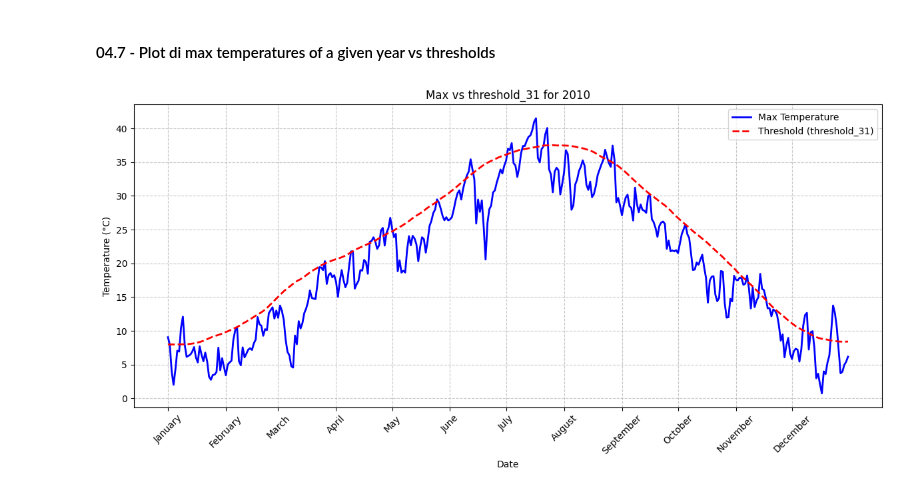
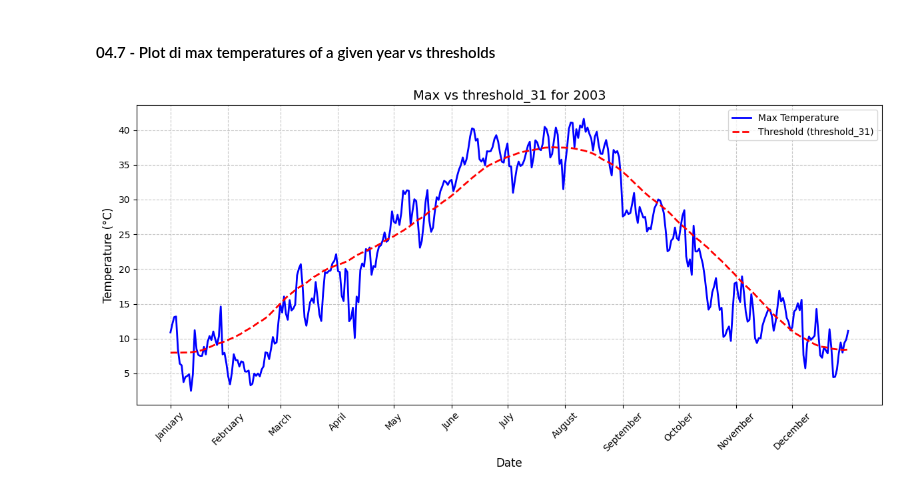
Before and after one commit to fillobissi/geoinformatics_project, a Jupyter notebook: 04_Heatwaves_identification.ipynb, the cells around one changed output. Cells and saved outputs as stored; diff of their text form; code cells hidden in the pictures.

```diff
--- a/04_Heatwaves_identification.ipynb
+++ b/04_Heatwaves_identification.ipynb
@@ -1093,36 +1095,50 @@ plt.show()
 # %%
 import pandas as pd
 import matplotlib.pyplot as plt
 
-# Parametri di plotting
-TARGET_YEAR = 2010            # Anno da plottare (lo stesso usato nella creazione di df_merged)
-THRESHOLD_CHOICE = "31"       # Scegli "15" per usare la soglia a 15 giorni o "31" per quella a 31 giorni
-STATISTIC_CHOICE = "Max"     # Scegli la statistica da plottare: "Mean", "Median", "P90", "P95" o "Max"
+# ---------------------------
+# PARAMETRI DI INPUT
+# ---------------------------
+TARGET_YEAR = 2003            # Anno da plottare
+THRESHOLD_CHOICE = "31"       # Scegli "15" o "31" per selezionare la soglia da usare
+STATISTIC_CHOICE = "Max"      # Scegli la statistica da plottare: "Mean", "Median", "P90", "P95" o "Max"
+CSV_FILE = "heatwave_events_1981_2023_window31.csv"  # CSV di input (con dati già in Celsius)
 
-# Carica il DataFrame generato precedentemente con tutti i valori
-df = df_merged
-df["Date"] = pd.to_datetime(df["Date"])  # Assicura che la colonna Date sia datetime
+# ---------------------------
+# CARICAMENTO E FILTRAGGIO DEI DATI
+# ---------------------------
+# Leggi il CSV e assicura che la colonna "Date" venga interpretata come datetime
+df = pd.read_csv(CSV_FILE, parse_dates=["Date"])
 
-# Definisci il nome della colonna della soglia in base a THRESHOLD_CHOICE
+# Filtra i dati per l'anno TARGET_YEAR
+df_year = df[df["Date"].dt.year == TARGET_YEAR].copy()
+df_year.sort_values("Date", inplace=True)
+df_year.reset_index(drop=True, inplace=True)
+
+# Definisci il nome della colonna della soglia in base al THRESHOLD_CHOICE
 threshold_col = f"threshold_{THRESHOLD_CHOICE}"
 
-# Crea il plot
+# ---------------------------
+# PLOT: STATISTICA VS SOGLIA
+# ---------------------------
 plt.figure(figsize=(12, 6))
-plt.plot(df["Date"], df[STATISTIC_CHOICE], label=f"{STATISTIC_CHOICE} Temperature", color="blue", linewidth=2)
-plt.plot(df["Date"], df[threshold_col], label=f"Threshold ({threshold_col})", color="red", linestyle="--", linewidth=2)
+plt.plot(df_year["Date"], df_year[STATISTIC_CHOICE], label=f"{STATISTIC_CHOICE} Temperature",
+         color="blue", linewidth=2)
+plt.plot(df_year["Date"], df_year[threshold_col], label=f"Threshold ({threshold_col})",
+         color="red", linestyle="--", linewidth=2)
 
-plt.xlabel("Date")
-plt.ylabel("Temperature (°C)")
-plt.title(f"{STATISTIC_CHOICE} vs {threshold_col} for {TARGET_YEAR}")
+plt.xlabel("Date", fontsize=12)
+plt.ylabel("Temperature (°C)", fontsize=12)
+plt.title(f"{STATISTIC_CHOICE} vs {threshold_col} for {TARGET_YEAR}", fontsize=14)
 
 # Imposta i tick dell'asse x con i nomi dei mesi
 tick_dates = pd.date_range(start=f"{TARGET_YEAR}-01-01", end=f"{TARGET_YEAR}-12-31", freq="MS")
 tick_labels = [d.strftime("%B") for d in tick_dates]
 plt.xticks(tick_dates, tick_labels, rotation=45)
 
 plt.legend()
 plt.grid(True, linestyle="--", alpha=0.7)
 plt.tight_layout()
 plt.show()
 # %% [output]
-[figure, old version]
+[figure, new version]
```
Also changed, not shown: parts of 1 cell of this notebook.
